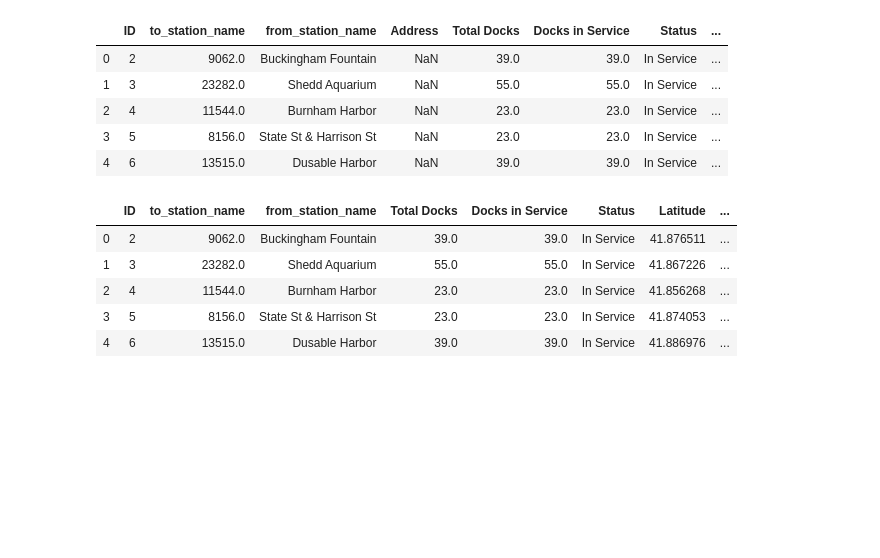
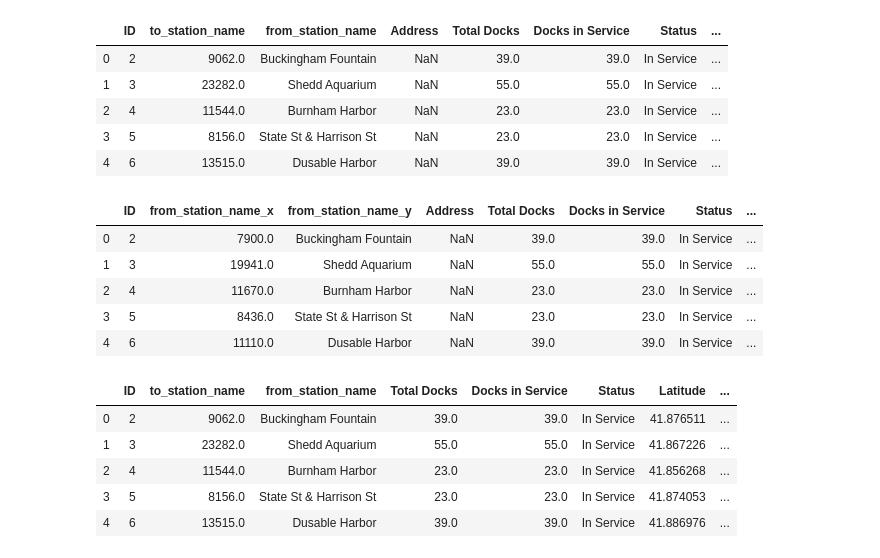
Before and after one commit to AlejandraRosa/Divvy_Project, a Jupyter notebook: Divvy_main.ipynb, the cells around one changed output. Drawn from its saved outputs; the diff is of its cells as text; code cells hidden in the pictures; blank space fills up the shorter version.

```diff
--- a/Divvy_main.ipynb
+++ b/Divvy_main.ipynb
@@ -375,3 +375,6 @@ divvy_df
 | 619 | 663 | 68 |
 | 620 | 664 | 22 |
 621 rows × 2 columns
+# %%
+divvy_2 = pd.DataFrame(divvy_combined.groupby(["to_station_id"])["from_station_name"].count().reset_index())
+divvy_2.head()
@@ -402,6 +429,16 @@ divvy_locations.head()
 | 2 | 4 | 11544.0 | Burnham Harbor | NaN | 23.0 | 23.0 | In Service | ... |
 | 3 | 5 | 8156.0 | State St & Harrison St | NaN | 23.0 | 23.0 | In Service | ... |
 | 4 | 6 | 13515.0 | Dusable Harbor | NaN | 39.0 | 39.0 | In Service | ... |
+# %%
+divvy_locations_2 = pd.merge(divvy_2, stations, on="ID", how="outer")
+divvy_locations_2.head()
+# %% [output]
+|  | ID | from_station_name_x | from_station_name_y | Address | Total Docks | Docks in Service | Status | ... |
+| 0 | 2 | 7900.0 | Buckingham Fountain | NaN | 39.0 | 39.0 | In Service | ... |
+| 1 | 3 | 19941.0 | Shedd Aquarium | NaN | 55.0 | 55.0 | In Service | ... |
+| 2 | 4 | 11670.0 | Burnham Harbor | NaN | 23.0 | 23.0 | In Service | ... |
+| 3 | 5 | 8436.0 | State St & Harrison St | NaN | 23.0 | 23.0 | In Service | ... |
+| 4 | 6 | 11110.0 | Dusable Harbor | NaN | 39.0 | 39.0 | In Service | ... |
 # %%
 new_divvy = divvy_locations.drop(columns='Address')
 new_divvy.head()
```
Also changed, not shown: parts of 14 cells of this notebook.
